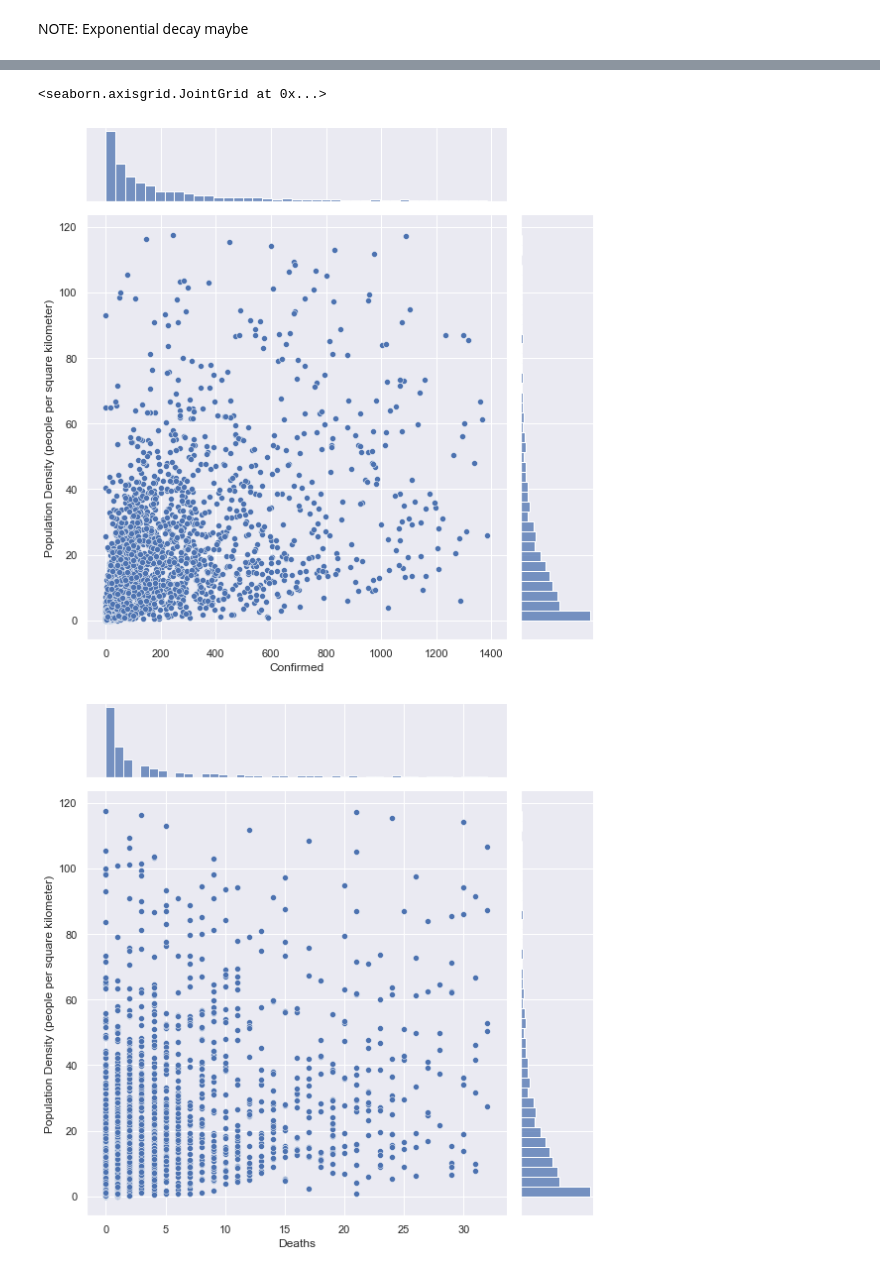
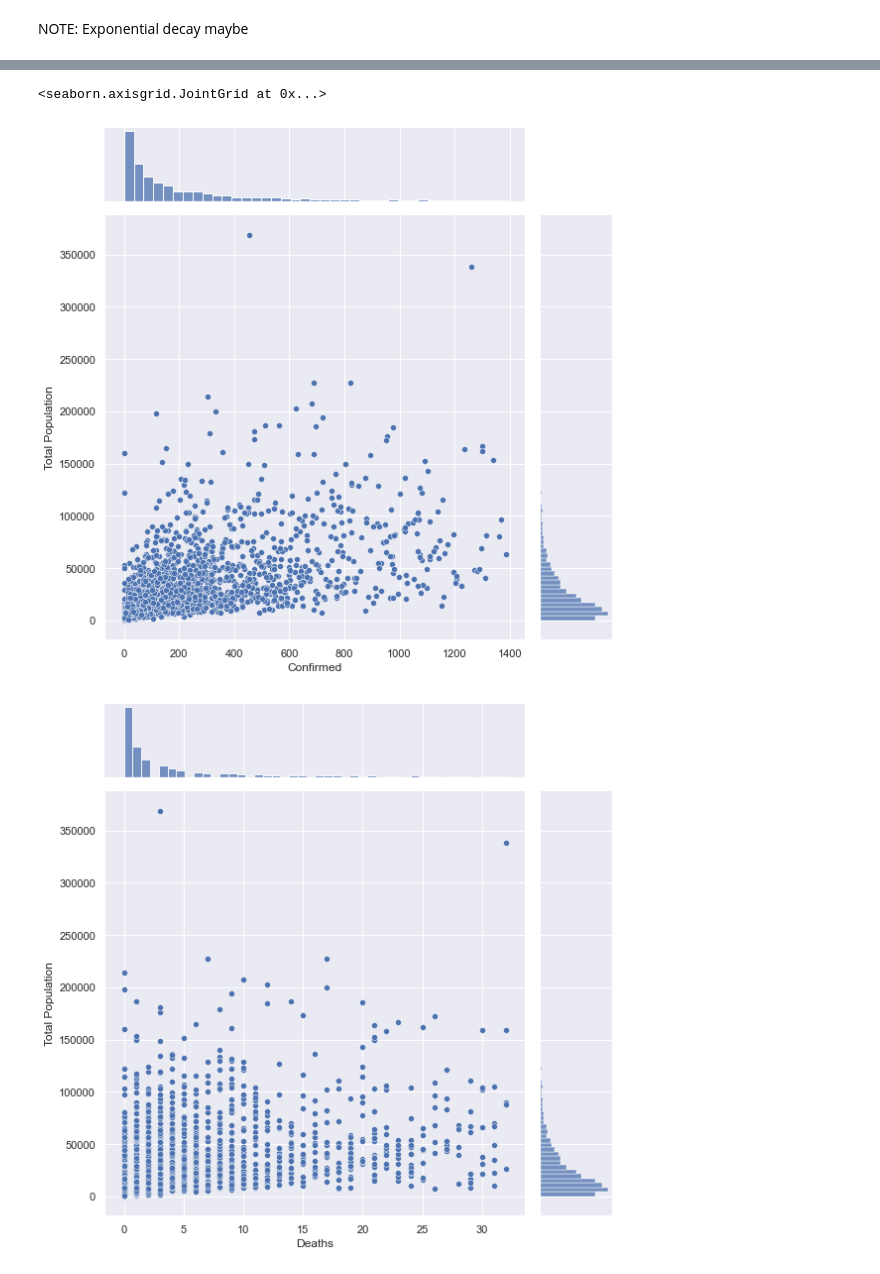
Before and after one commit to FreedomXV/SC1015-Mini-Project, a Jupyter notebook: US County_Exploratory Data Analysis.ipynb, the cells around one changed output, grey strips where cells are left out. Saved outputs shown, nothing was run; the diff lists cells and outputs as text; code cells hidden in the pictures.

```diff
--- a/US County_Exploratory Data Analysis.ipynb
+++ b/US County_Exploratory Data Analysis.ipynb
@@ -90,8 +91,8 @@ sb.jointplot(data = usa_covid, x = "Deaths", y = "Population Density (people per
 # %%
-sb.jointplot(data = usa_covid_wooutliers, x = "Confirmed", y = "Population Density (people per square kilometer)", height = 8)
-sb.jointplot(data = usa_covid_wooutliers, x = "Deaths", y = "Population Density (people per square kilometer)", height = 8)
+sb.jointplot(data = usa_covid_wooutliers, x = "Confirmed", y = "Total Population", height = 8)
+sb.jointplot(data = usa_covid_wooutliers, x = "Deaths", y = "Total Population", height = 8)
 # %% [output]
 <seaborn.axisgrid.JointGrid at 0x...>
-[figure, old version]
+[figure, new version]
-[figure, old version]
+[figure, new version]
 # %%
```
Also changed, not shown: parts of 10 cells of this notebook, 2 other files.
